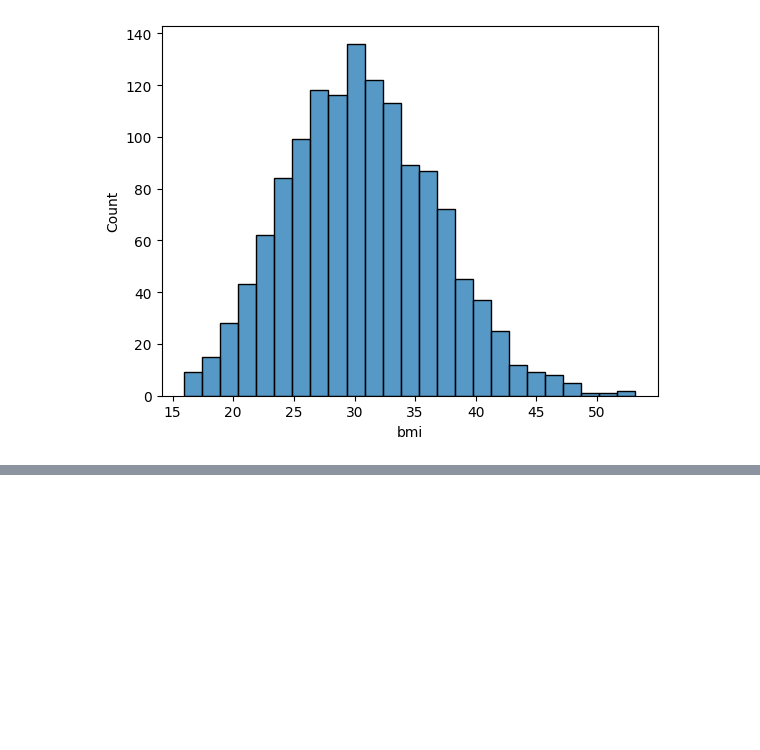
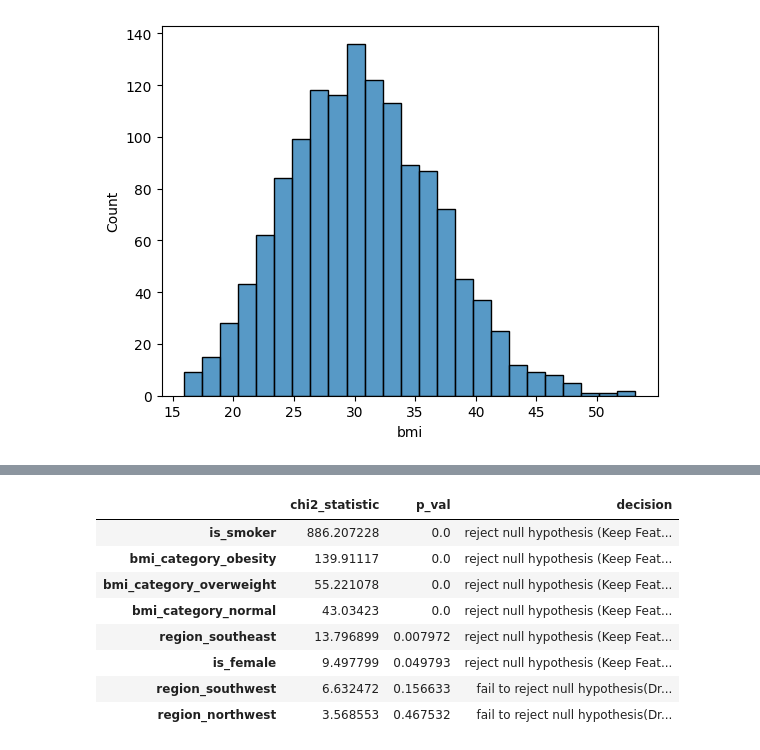
Before and after one commit to hitesh-bhusara/machine-learning, a Jupyter notebook: 05_Foundation/01_insurance.ipynb, the cells around one changed output, grey strips where cells are left out. Saved outputs shown, nothing was run; the diff lists cells and outputs as text; code cells hidden in the pictures; blank space fills up the shorter version.

```diff
--- a/05_Foundation/01_insurance.ipynb
+++ b/05_Foundation/01_insurance.ipynb
@@ -289,0 +344,39 @@ df_cleaned.head()
+# %%
+cat_feature = [
+    'is_female','is_smoker','region_northwest',
+    'region_southeast','region_southwest','bmi_category_normal',
+    'bmi_category_overweight','bmi_category_obesity'
+    ]
+# %%
+from scipy.stats import chi2_contingency
+
+alpha = 0.05
+
+df_cleaned['charges_bin'] = pd.cut(df_cleaned['charges'],bins=5,labels=False)
+chi2_results = {}
+
+for col in cat_feature:
+  contingency_table = pd.crosstab(df_cleaned[col],df_cleaned['charges_bin'])
+  chi2_stat,p_val,_,_ = chi2_contingency(contingency_table)
+  decision = 'fail to reject null hypothesis(Drop Feature)'
+  if p_val < alpha:
+    decision = 'reject null hypothesis (Keep Feature)'
+  chi2_results[col] = {
+      'chi2_statistic':chi2_stat,
+      'p_val':p_val,
+      'decision':decision
+  }
+
+chi2_df = pd.DataFrame(chi2_results).T
+chi2_df = chi2_df.sort_values(by='p_val')
+chi2_df
+# %% [output]
+|  | chi2_statistic | p_val | decision |
+| is_smoker | 886.207228 | 0.0 | reject null hypothesis (Keep Feat... |
+| bmi_category_obesity | 139.91117 | 0.0 | reject null hypothesis (Keep Feat... |
+| bmi_category_overweight | 55.221078 | 0.0 | reject null hypothesis (Keep Feat... |
+| bmi_category_normal | 43.03423 | 0.0 | reject null hypothesis (Keep Feat... |
+| region_southeast | 13.796899 | 0.007972 | reject null hypothesis (Keep Feat... |
+| is_female | 9.497799 | 0.049793 | reject null hypothesis (Keep Feat... |
+| region_southwest | 6.632472 | 0.156633 | fail to reject null hypothesis(Dr... |
+| region_northwest | 3.568553 | 0.467532 | fail to reject null hypothesis(Dr... |
```
Also changed, not shown: parts of 7 cells of this notebook.
